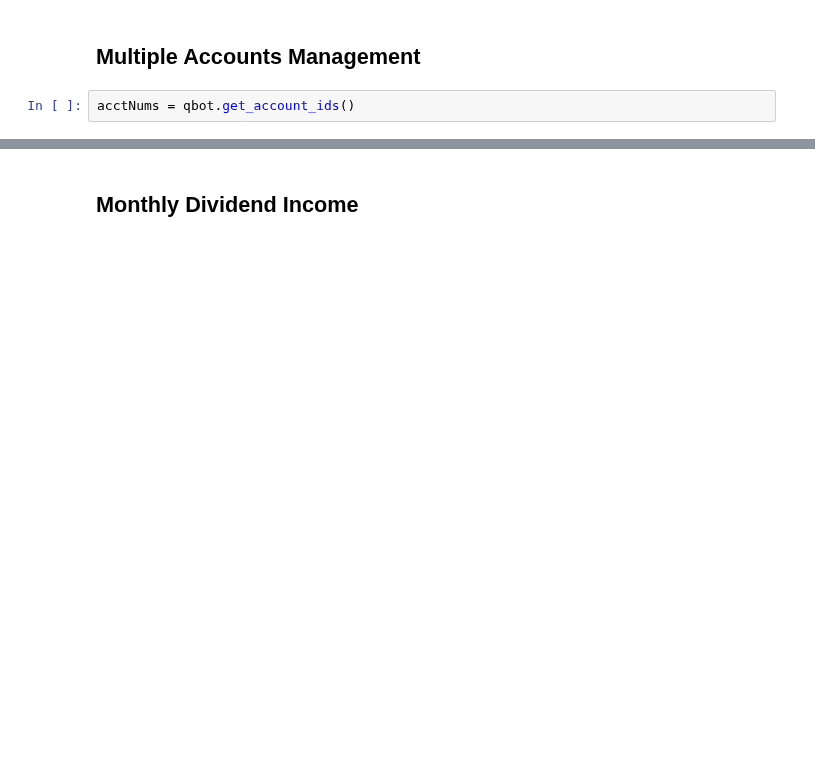
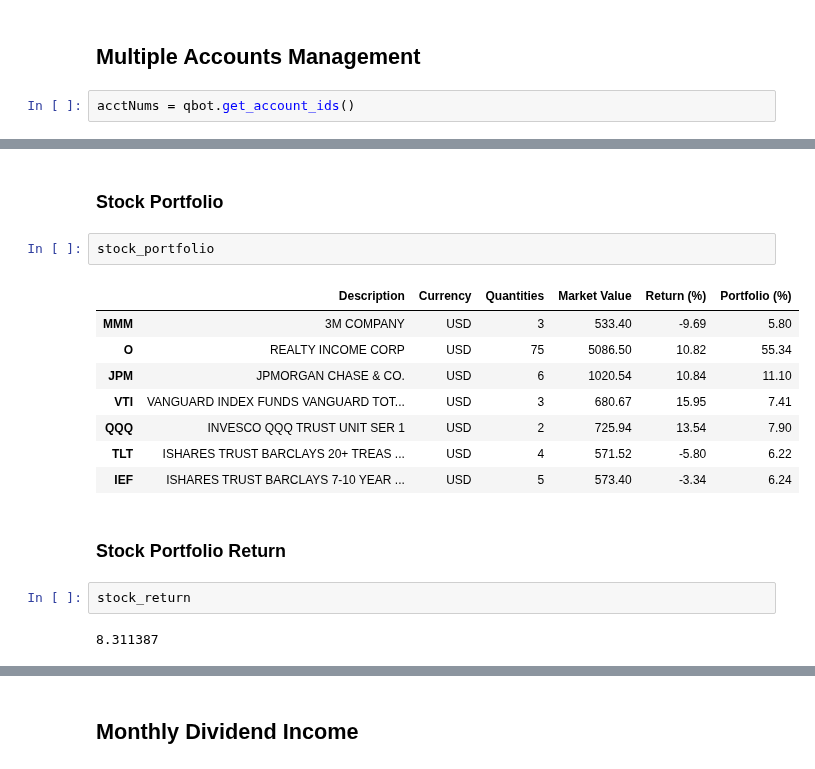
Before and after one commit to eshinhw/quant-portfolio-visualizer, a Jupyter notebook: Questrade Portfolio Performance Analysis.ipynb, the cells around one changed output, grey strips where cells are left out. Cells and saved outputs as stored; diff of their text form; blank space fills up the shorter version.

```diff
--- a/Questrade Portfolio Performance Analysis.ipynb
+++ b/Questrade Portfolio Performance Analysis.ipynb
@@ -59,0 +138,19 @@ portfolio['Portfolio (%)'].plot(kind='pie',
+# %% [markdown]
+### Stock Portfolio
+# %%
+stock_portfolio
+# %% [output]
+|  | Description | Currency | Quantities | Market Value | Return (%) | Portfolio (%) |
+| MMM | 3M COMPANY | USD | 3 | 533.40 | -9.69 | 5.80 |
+| O | REALTY INCOME CORP | USD | 75 | 5086.50 | 10.82 | 55.34 |
+| JPM | JPMORGAN CHASE & CO. | USD | 6 | 1020.54 | 10.84 | 11.10 |
+| VTI | VANGUARD INDEX FUNDS VANGUARD TOT... | USD | 3 | 680.67 | 15.95 | 7.41 |
+| QQQ | INVESCO QQQ TRUST UNIT SER 1 | USD | 2 | 725.94 | 13.54 | 7.90 |
+| TLT | ISHARES TRUST BARCLAYS 20+ TREAS ... | USD | 4 | 571.52 | -5.80 | 6.22 |
+| IEF | ISHARES TRUST BARCLAYS 7-10 YEAR ... | USD | 5 | 573.40 | -3.34 | 6.24 |
+# %% [markdown]
+### Stock Portfolio Return
+# %%
+stock_return
+# %% [output]
+8.311387
```
Also changed, not shown: parts of 25 cells of this notebook, 1 other file.
